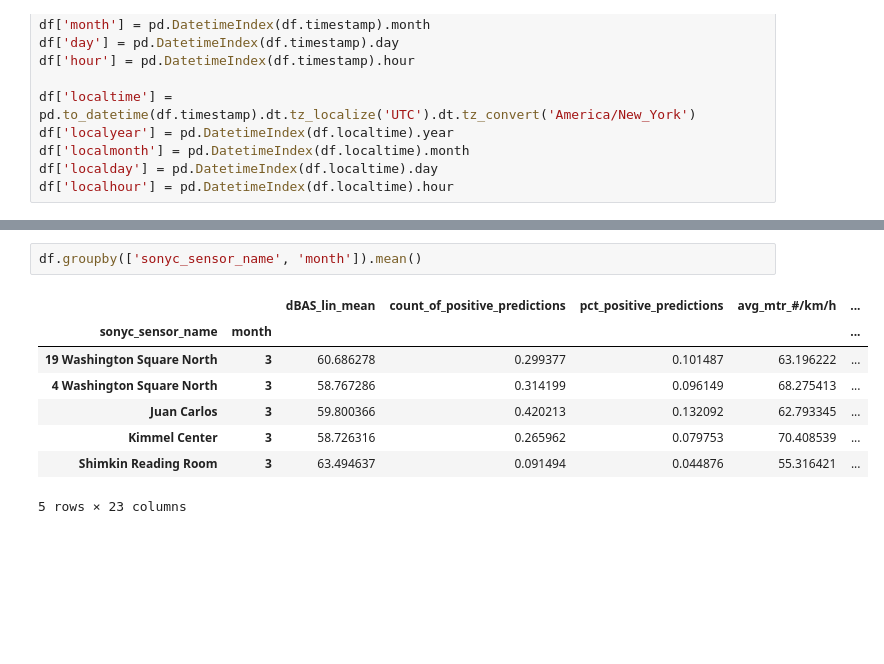
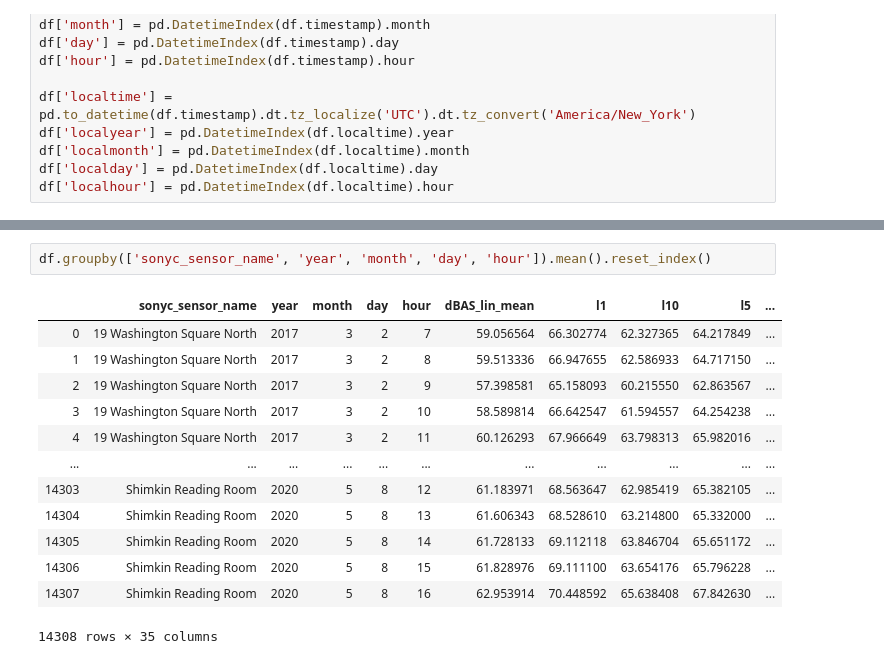
Before and after one commit to meiguan/urban_birds, a Jupyter notebook: model/relationship_spl_vs_yamnet_bird_predictions.ipynb, the cells around one changed output, grey strips where cells are left out. Drawn from its saved outputs; the diff is of its cells as text; blank space fills up the shorter version.

```diff
--- a/model/relationship_spl_vs_yamnet_bird_predictions.ipynb
+++ b/model/relationship_spl_vs_yamnet_bird_predictions.ipynb
@@ -33,14 +54,19 @@ df['localhour'] = pd.DatetimeIndex(df.localtime).hour
 # %%
-df.groupby(['sonyc_sensor_name', 'month']).mean()
+df.groupby(['sonyc_sensor_name', 'year', 'month', 'day', 'hour']).mean().reset_index()
 # %% [output]
-|  |  | dBAS_lin_mean | count_of_positive_predictions | pct_positive_predictions | avg_mtr_#/km/h | ... |
-| sonyc_sensor_name | month |  |  |  |  | ... |
-| 19 Washington Square North | 3 | 60.686278 | 0.299377 | 0.101487 | 63.196222 | ... |
-| 4 Washington Square North | 3 | 58.767286 | 0.314199 | 0.096149 | 68.275413 | ... |
-| Juan Carlos | 3 | 59.800366 | 0.420213 | 0.132092 | 62.793345 | ... |
-| Kimmel Center | 3 | 58.726316 | 0.265962 | 0.079753 | 70.408539 | ... |
-| Shimkin Reading Room | 3 | 63.494637 | 0.091494 | 0.044876 | 55.316421 | ... |
+|  | sonyc_sensor_name | year | month | day | hour | dBAS_lin_mean | l1 | l10 | l5 | ... |
+| 0 | 19 Washington Square North | 2017 | 3 | 2 | 7 | 59.056564 | 66.302774 | 62.327365 | 64.217849 | ... |
+| 1 | 19 Washington Square North | 2017 | 3 | 2 | 8 | 59.513336 | 66.947655 | 62.586933 | 64.717150 | ... |
+| 2 | 19 Washington Square North | 2017 | 3 | 2 | 9 | 57.398581 | 65.158093 | 60.215550 | 62.863567 | ... |
+| 3 | 19 Washington Square North | 2017 | 3 | 2 | 10 | 58.589814 | 66.642547 | 61.594557 | 64.254238 | ... |
+| 4 | 19 Washington Square North | 2017 | 3 | 2 | 11 | 60.126293 | 67.966649 | 63.798313 | 65.982016 | ... |
+| ... | ... | ... | ... | ... | ... | ... | ... | ... | ... | ... |
+| 14303 | Shimkin Reading Room | 2020 | 5 | 8 | 12 | 61.183971 | 68.563647 | 62.985419 | 65.382105 | ... |
+| 14304 | Shimkin Reading Room | 2020 | 5 | 8 | 13 | 61.606343 | 68.528610 | 63.214800 | 65.332000 | ... |
+| 14305 | Shimkin Reading Room | 2020 | 5 | 8 | 14 | 61.728133 | 69.112118 | 63.846704 | 65.651172 | ... |
+| 14306 | Shimkin Reading Room | 2020 | 5 | 8 | 15 | 61.828976 | 69.111100 | 63.654176 | 65.796228 | ... |
+| 14307 | Shimkin Reading Room | 2020 | 5 | 8 | 16 | 62.953914 | 70.448592 | 65.638408 | 67.842630 | ... |
-5 rows × 23 columns
+14308 rows × 35 columns
 # %%
 df.columns
 # %% [output]
```
Also changed, not shown: parts of 52 cells of this notebook, 1 other file.
